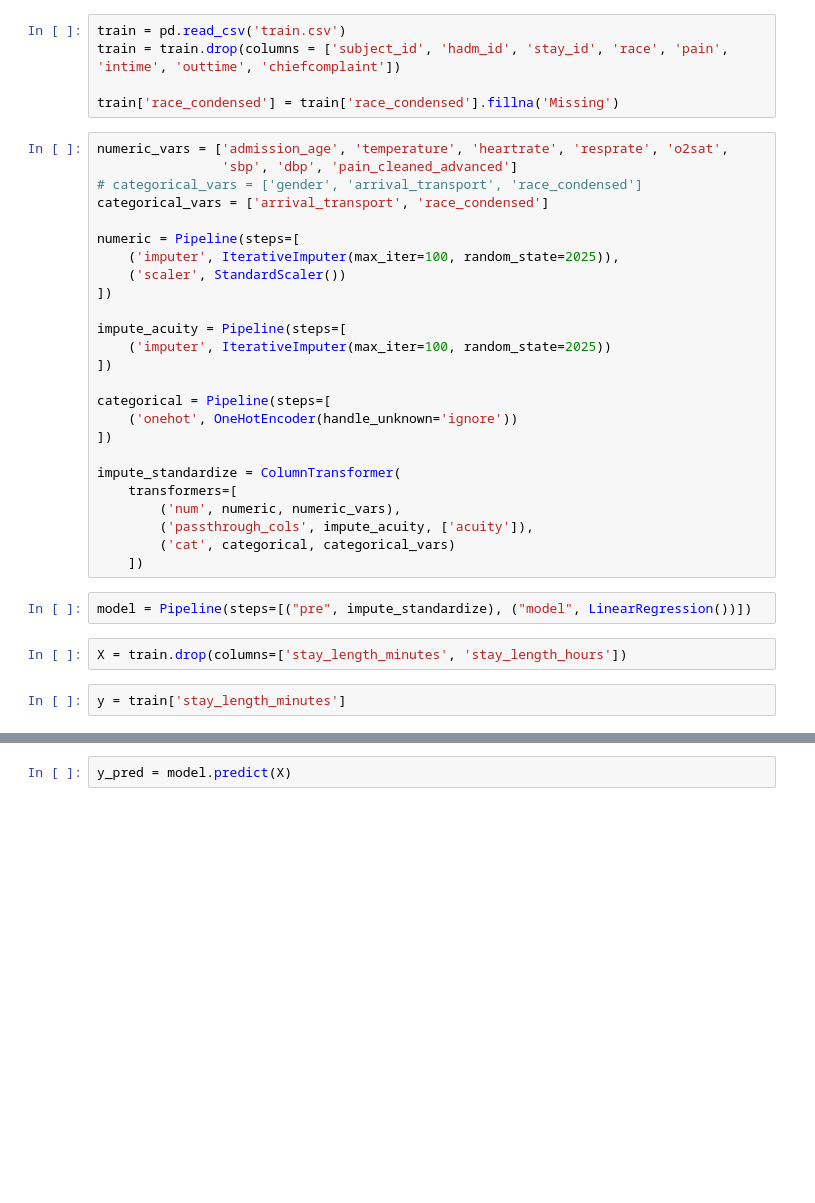
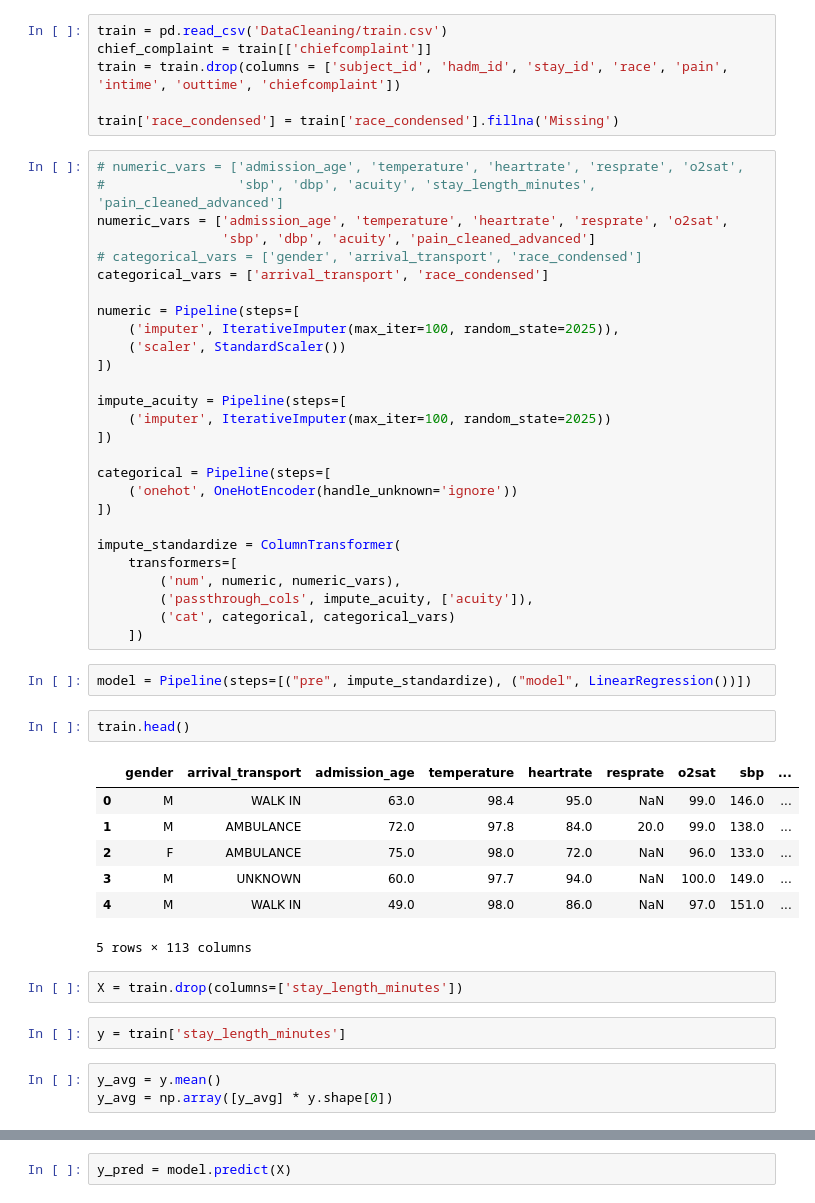
Before and after one commit to ewiesner/Emergency-Department-Wait-Times-, a Jupyter notebook: linear_regression.ipynb, the cells around one changed output, grey strips where cells are left out. Cells and saved outputs as stored; diff of their text form; blank space fills up the shorter version.

```diff
--- a/linear_regression.ipynb
+++ b/linear_regression.ipynb
@@ -15,13 +15,16 @@ from sklearn.ensemble import RandomForestRegressor
 from sklearn.ensemble import AdaBoostRegressor
 from scipy.stats import permutation_test, f_oneway
 # %%
-train = pd.read_csv('train.csv')
+train = pd.read_csv('DataCleaning/train.csv')
+chief_complaint = train[['chiefcomplaint']]
 train = train.drop(columns = ['subject_id', 'hadm_id', 'stay_id', 'race', 'pain', 'intime', 'outtime', 'chiefcomplaint'])
 
 train['race_condensed'] = train['race_condensed'].fillna('Missing')
 # %%
+# numeric_vars = ['admission_age', 'temperature', 'heartrate', 'resprate', 'o2sat',
+#                 'sbp', 'dbp', 'acuity', 'stay_length_minutes', 'pain_cleaned_advanced']
 numeric_vars = ['admission_age', 'temperature', 'heartrate', 'resprate', 'o2sat',
-                'sbp', 'dbp', 'pain_cleaned_advanced']
+                'sbp', 'dbp', 'acuity', 'pain_cleaned_advanced']
 # categorical_vars = ['gender', 'arrival_transport', 'race_condensed']
 categorical_vars = ['arrival_transport', 'race_condensed']
 
@@ -46,7 +49,20 @@ impute_standardize = ColumnTransformer(
     ])
 # %%
 model = Pipeline(steps=[("pre", impute_standardize), ("model", LinearRegression())])
+# %%
+train.head()
+# %% [output]
+|  | gender | arrival_transport | admission_age | temperature | heartrate | resprate | o2sat | sbp | ... |
+| 0 | M | WALK IN | 63.0 | 98.4 | 95.0 | NaN | 99.0 | 146.0 | ... |
+| 1 | M | AMBULANCE | 72.0 | 97.8 | 84.0 | 20.0 | 99.0 | 138.0 | ... |
+| 2 | F | AMBULANCE | 75.0 | 98.0 | 72.0 | NaN | 96.0 | 133.0 | ... |
+| 3 | M | UNKNOWN | 60.0 | 97.7 | 94.0 | NaN | 100.0 | 149.0 | ... |
+| 4 | M | WALK IN | 49.0 | 98.0 | 86.0 | NaN | 97.0 | 151.0 | ... |
+5 rows × 113 columns
 # %%
-X = train.drop(columns=['stay_length_minutes', 'stay_length_hours'])
+X = train.drop(columns=['stay_length_minutes'])
 # %%
 y = train['stay_length_minutes']
+# %%
+y_avg = y.mean()
+y_avg = np.array([y_avg] * y.shape[0])
```
Also changed, not shown: parts of 11 cells of this notebook, 3 other files.
